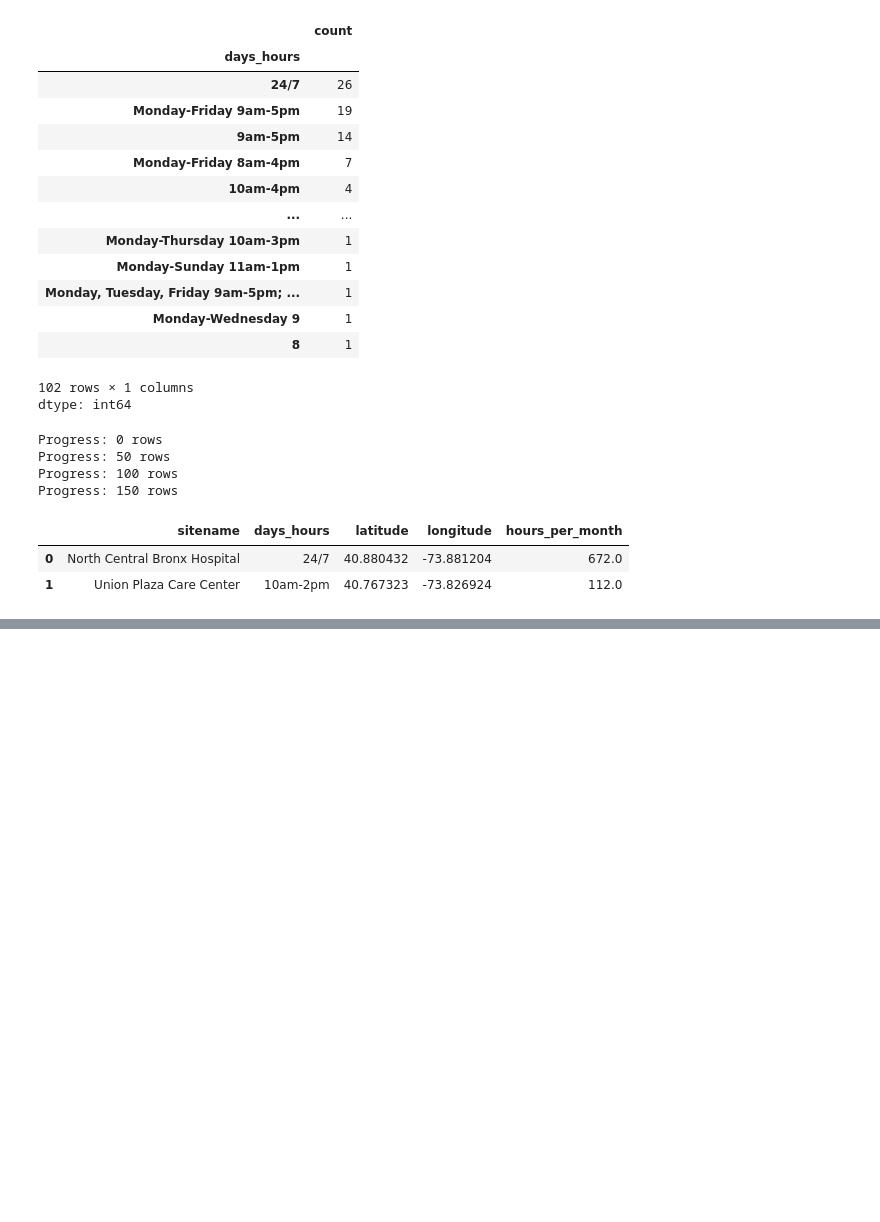
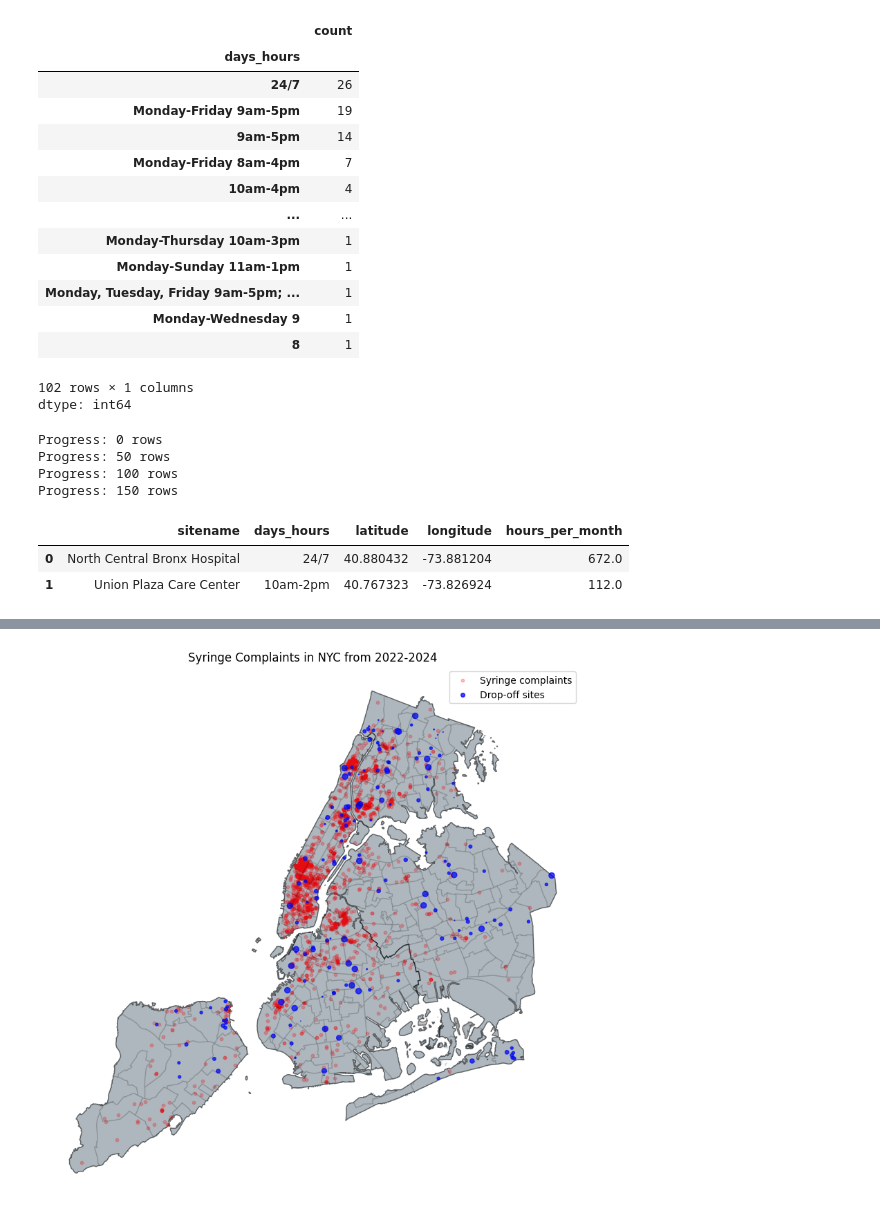
Before and after one commit to abretti/em212-applied-data-science, a Jupyter notebook: Final_Project.ipynb, the cells around one changed output, grey strips where cells are left out. Saved outputs shown, nothing was run; the diff lists cells and outputs as text; code cells hidden in the pictures; blank space fills up the shorter version.

```diff
--- a/Final_Project.ipynb
+++ b/Final_Project.ipynb
@@ -346,0 +391,8 @@ dropoff_sites.head(2)
+# %%
+# Load neighborhood tabulation area (NTA) data
+!wget https://s-media.nyc.gov/agencies/dcp/assets/files/zip/data-tools/bytes/neighborhood-tabulation-areas/nynta2020_25a.zip -O nta.zip
+!unzip nta.zip
+
+nta = gpd.read_file('/content/nynta2020_25a/nynta2020.shp')
+nta = nta.to_crs(2263)
+nta.head(2)
@@ -346,0 +420,20 @@ dropoff_sites.head(2)
+# %%
+# Plot the syringe complaints, dropoff sites, and NTAs on a map of NYC
+ax = nyc.plot(figsize = (10, 10), alpha = 0.5, color = 'gray', edgecolor = 'k')
+
+# Plot the syringe complaints
+all_311_complaints[all_311_complaints['descriptor']=='Syringes'].plot(ax = ax, markersize = 10, alpha = 0.25, color = 'red')
+
+# Plot the dropoff sites
+dropoff_sites.plot(ax = ax, markersize = dropoff_sites['hours_per_month']*0.05, alpha = 0.75, color = 'blue')
+
+# Plot the NTAs
+nta.plot(ax = ax, edgecolor = 'k', alpha = 0.1)
+
+# Format the plot
+ax.set_axis_off()
+ax.legend(['Syringe complaints', 'Drop-off sites'])
+plt.title('Syringe Complaints in NYC from 2022-2024')
+plt.show()
+# %% [output]
+[figure, added]
```
Also changed, not shown: parts of 19 cells of this notebook.
